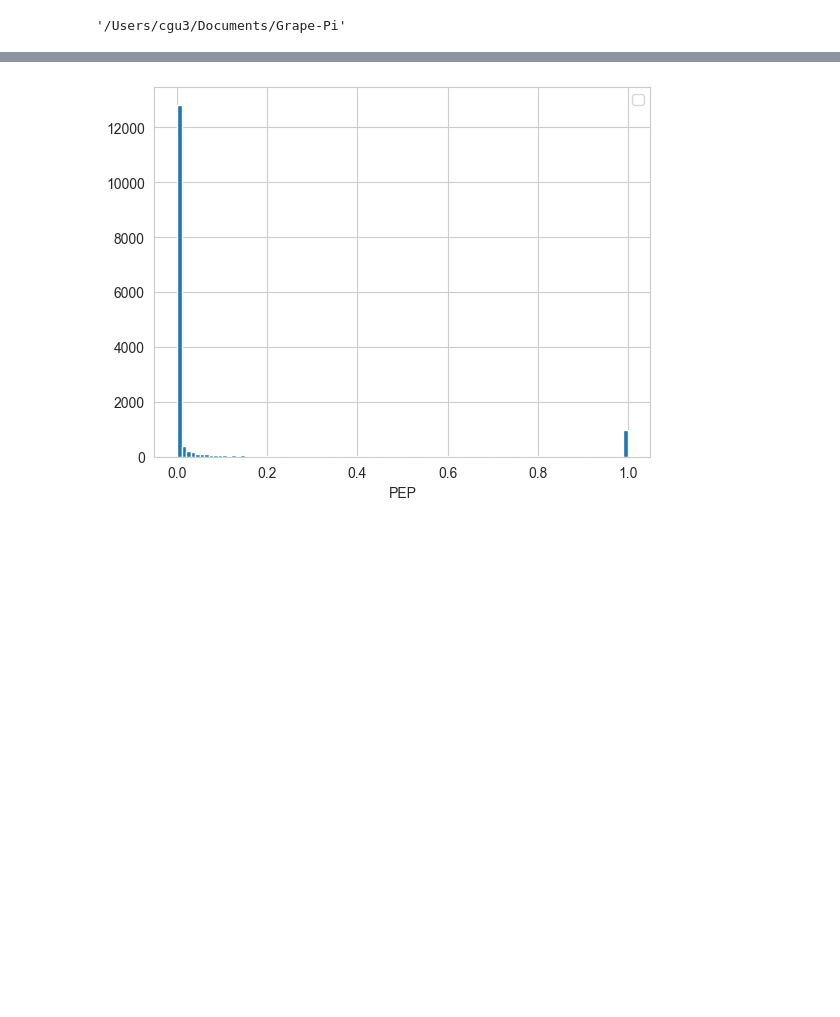
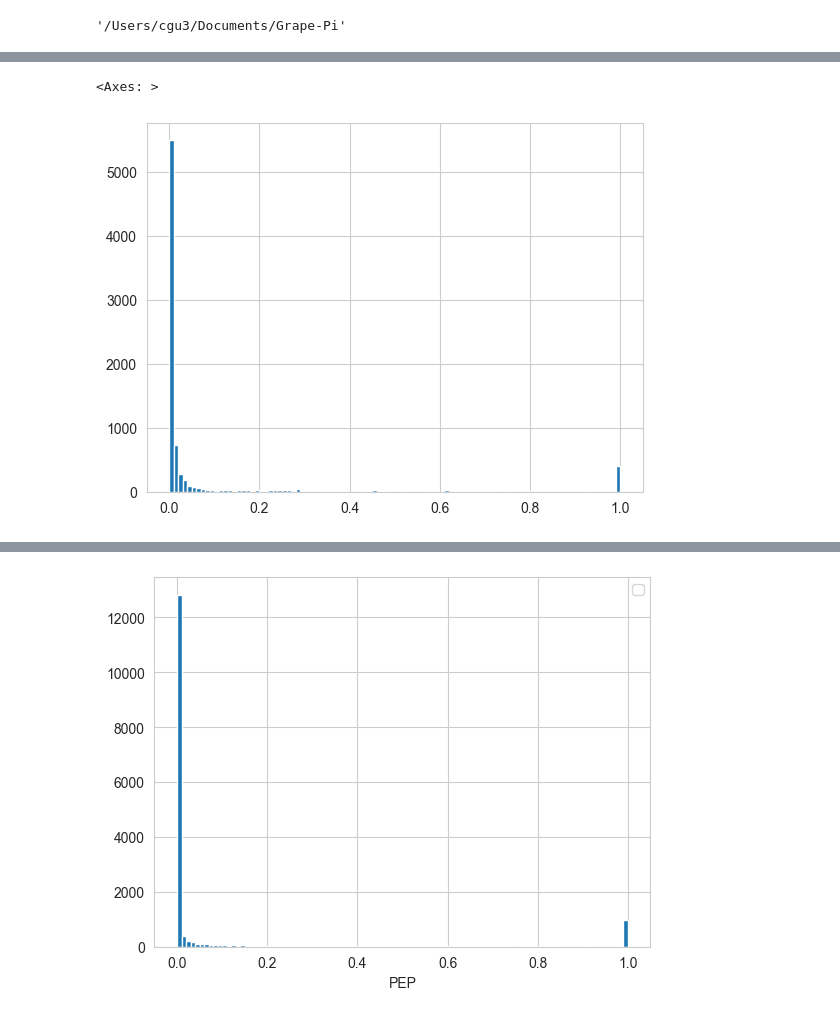
Before and after one commit to FDUguchunhui/GrapePi, a Jupyter notebook: notebooks/data_pre_processing/bruker_data_processing.ipynb, the cells around one changed output, grey strips where cells are left out. Saved outputs shown, nothing was run; the diff lists cells and outputs as text; code cells hidden in the pictures; blank space fills up the shorter version.

```diff
--- a/notebooks/data_pre_processing/bruker_data_processing.ipynb
+++ b/notebooks/data_pre_processing/bruker_data_processing.ipynb
@@ -26,3 +25,0 @@ dat
-# %%
-dat = pd.read_excel('data/rawdata/bruker/PROJ0074_100FDR_GrapePI_Report.xlsx', header=None, skiprows=2)
-dat
@@ -43,6 +25,0 @@ dat
-# %%
-# data is in excel format with two level column, which is not convenient to work with
-# the following code read the Cscore from three PROJ0074_SNU16 replicates
-dat = dat.iloc[:, [4, 20, 21, 22, 23, 24, 25]]
-dat.columns = ['accession', 'MKN45_run1', 'MKN45_run2', 'MKN45_run3', 'SNU16_run1', 'SNU16_run2', 'SNU16_run3']
-dat
@@ -89,5 +75,6 @@ dtype: int64
 dat = dat.dropna()
 # %%
 # some proteins with almost identical amino acid sequence are not distinguished and reported in the same row
-dat.loc[:, 'accession'] = dat['accession'].str.split(';')
+dat.loc[:, 'accession'] = dat['PG.ProteinGroups'].str.split(';')
 dat = dat.explode('accession')
+dat
@@ -104,0 +161,4 @@ dat.loc[:, dat.columns != 'accession'].corr()
+# %%
+# remove decoy proteins
+dat = dat[~dat['accession'].str.contains('Decoy')]
+dat
@@ -104,0 +179,5 @@ dat.loc[:, dat.columns != 'accession'].corr()
+# %%
+dat['PL377_A9'].hist(bins=100)
+# %% [output]
+<Axes: >
+[figure, added]
```
Also changed, not shown: parts of 16 cells of this notebook, 9 other files.
